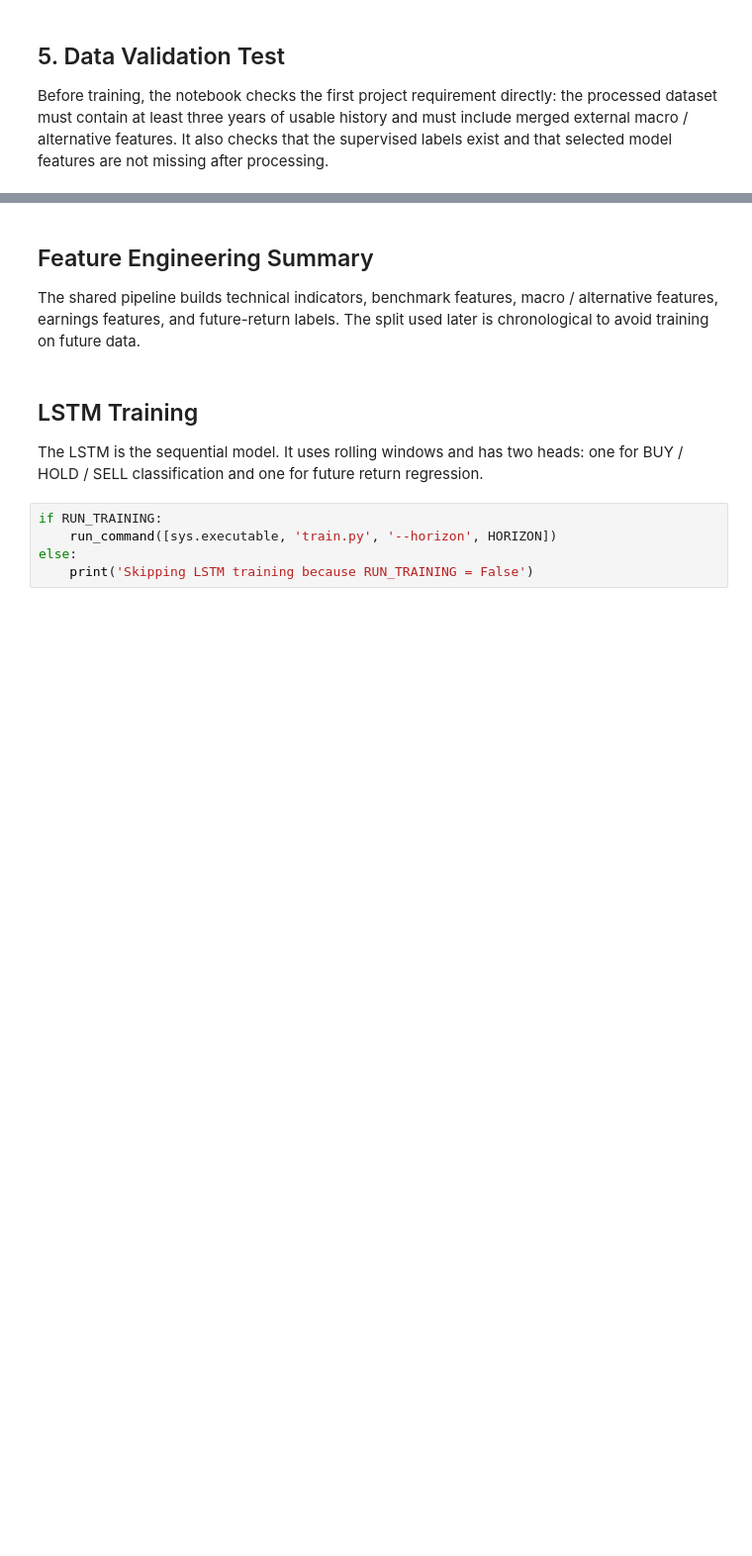
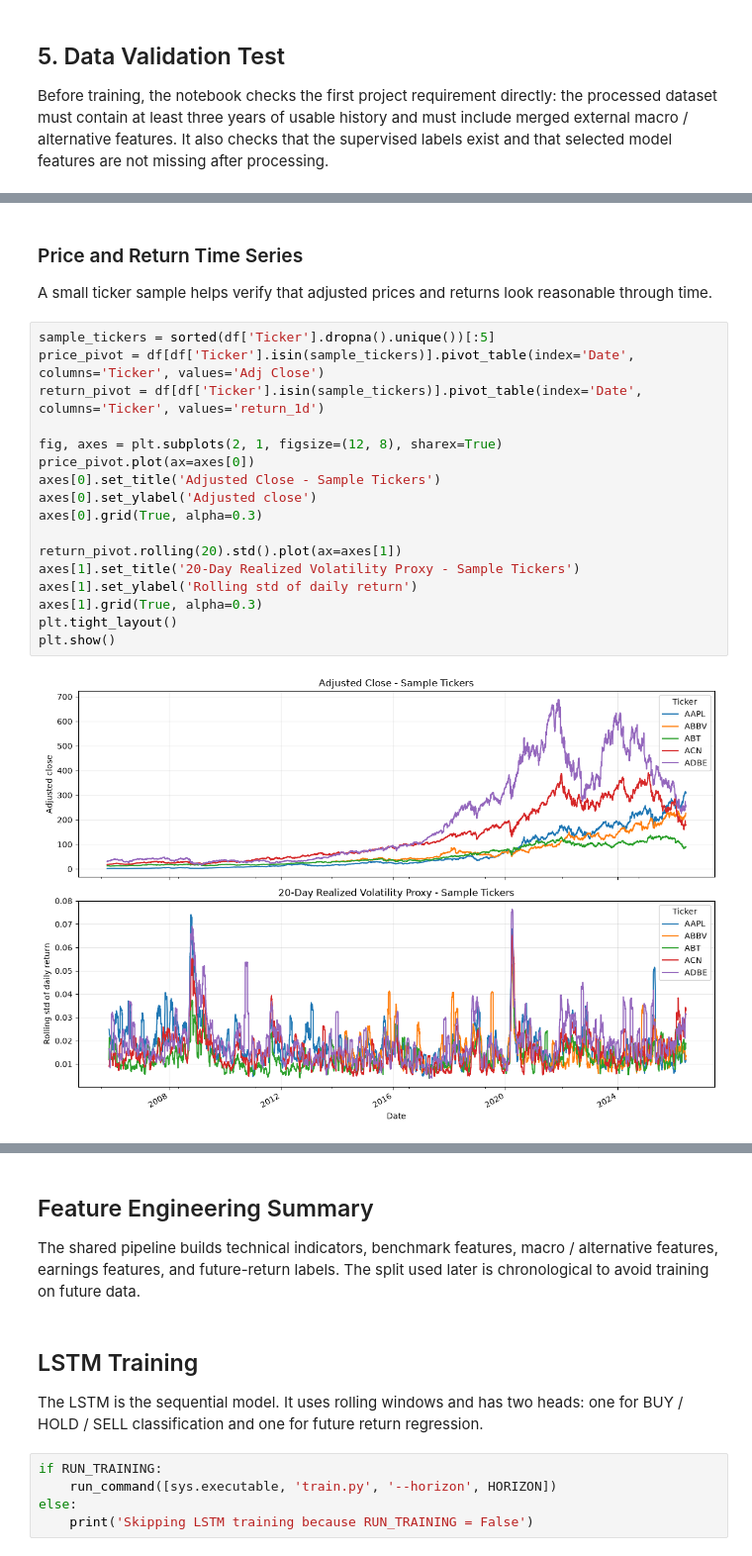
Before and after one commit to OmerOnn/algo-trading-lstm-stock-prediction, a Jupyter notebook: notebooks/final_project_colab.ipynb, the cells around one changed output, grey strips where cells are left out. Shown at 99% size. Drawn from its saved outputs; the diff is of its cells as text; blank space fills up the shorter version.

```diff
--- a/notebooks/final_project_colab.ipynb
+++ b/notebooks/final_project_colab.ipynb
@@ -217,0 +562,23 @@ assert set(label_values).issubset({0, 1, 2}) and len(label_values) > 0, 'Labels
+# %% [markdown]
+### Price and Return Time Series
+
+A small ticker sample helps verify that adjusted prices and returns look reasonable through time.
+# %%
+sample_tickers = sorted(df['Ticker'].dropna().unique())[:5]
+price_pivot = df[df['Ticker'].isin(sample_tickers)].pivot_table(index='Date', columns='Ticker', values='Adj Close')
+return_pivot = df[df['Ticker'].isin(sample_tickers)].pivot_table(index='Date', columns='Ticker', values='return_1d')
+
+fig, axes = plt.subplots(2, 1, figsize=(12, 8), sharex=True)
+price_pivot.plot(ax=axes[0])
+axes[0].set_title('Adjusted Close - Sample Tickers')
+axes[0].set_ylabel('Adjusted close')
+axes[0].grid(True, alpha=0.3)
+
+return_pivot.rolling(20).std().plot(ax=axes[1])
+axes[1].set_title('20-Day Realized Volatility Proxy - Sample Tickers')
+axes[1].set_ylabel('Rolling std of daily return')
+axes[1].grid(True, alpha=0.3)
+plt.tight_layout()
+plt.show()
+# %% [output]
+[figure, added]
```
Also changed, not shown: parts of 29 cells of this notebook, 4 other files.
